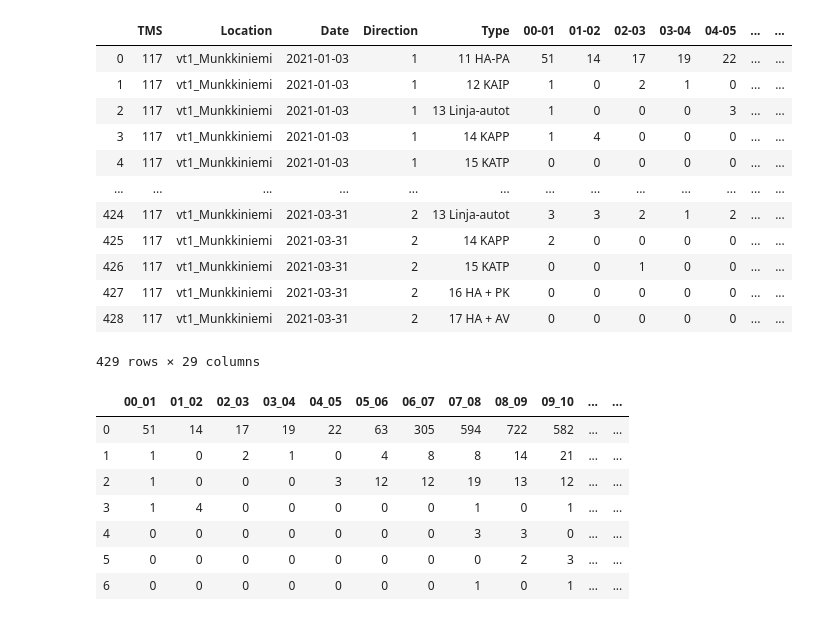
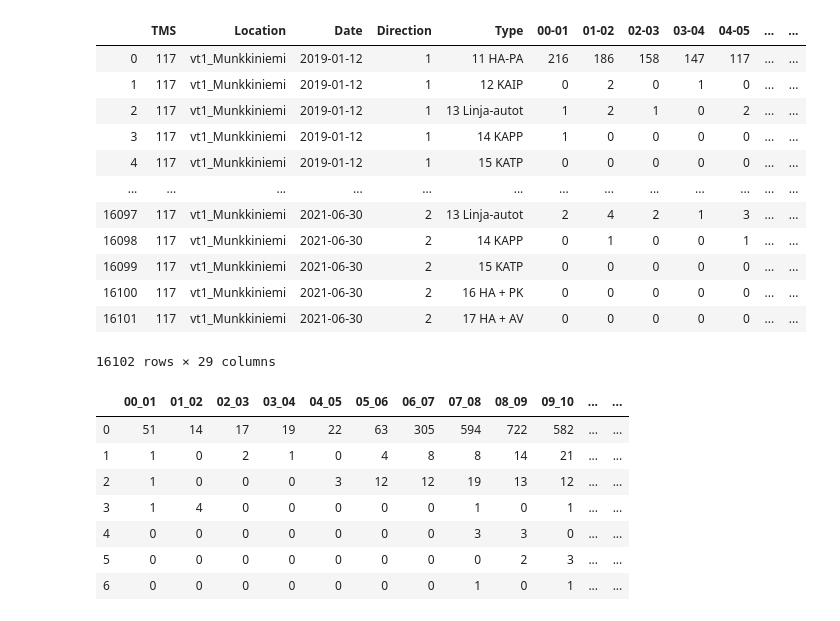
Before and after one commit to albertonietos/helsinki-traffic-prediction, a Jupyter notebook: project.ipynb, the cells around one changed output. Drawn from its saved outputs; the diff is of its cells as text; code cells hidden in the pictures.

```diff
--- a/project.ipynb
+++ b/project.ipynb
@@ -49,3 +49,39 @@ def load_data(filepath):
 data = load_data('117_vt1_Munkkiniemi_20210301_20210331.xls')
 # %%
 groups = data.groupby(['Date','Type'])
+# %%
+import requests
+import re
+from bs4 import BeautifulSoup
+
+def get_file_paths(url, params={}, years = r'(.*2020[0-9]{4}.*|.*2021[0-9]{4}.*)'):
+    response = requests.get(url, params=params)
+    if response.ok:
+        response_text = response.text
+    else:
+        return response.raise_for_status()
+    soup = BeautifulSoup(response_text, 'html.parser')
+    parent = [url + node.get('href') for node in soup.find_all('a') if node.get('href').endswith(ext)]
+    r = re.compile(years)
+    filenames = []
+
+    folders =  list(filter(r.search, parent))
+    for folder in folders:
+        response = requests.get(folder, params=params)
+        if response.ok:
+            response_text = response.text
+        else:
+            return response.raise_for_status()
+        soup = BeautifulSoup(response_text, 'html.parser')
+        parent = [url + node.get('href') for node in soup.find_all('a')]
+        station = ".*117.*Munkkiniemi.*"
+        r = re.compile(station)
+        file =  list(filter(r.match, parent))
+        # Each folder has two instances of the same file. We only need to have one of them to reduce number of duplicates
+        if file:
+            filenames.append(str(folder + file[0].split("/")[-1]))
+    return filenames
+
+url = 'https://aineistot.vayla.fi/lam/reports/LAM/'
+result = get_file_paths(url)
+result
@@ -52,21 +106,27 @@ groups = data.groupby(['Date','Type'])
 # %%
 stats = groups.describe()
-# %%
-data
-# %% [output]
-|  | TMS | Location | Date | Direction | Type | 00-01 | 01-02 | 02-03 | 03-04 | 04-05 | ... | ... |
-| 0 | 117 | vt1_Munkkiniemi | 2021-01-03 | 1 | 11 HA-PA | 51 | 14 | 17 | 19 | 22 | ... | ... |
-| 1 | 117 | vt1_Munkkiniemi | 2021-01-03 | 1 | 12 KAIP | 1 | 0 | 2 | 1 | 0 | ... | ... |
-| 2 | 117 | vt1_Munkkiniemi | 2021-01-03 | 1 | 13 Linja-autot | 1 | 0 | 0 | 0 | 3 | ... | ... |
-| 3 | 117 | vt1_Munkkiniemi | 2021-01-03 | 1 | 14 KAPP | 1 | 4 | 0 | 0 | 0 | ... | ... |
-| 4 | 117 | vt1_Munkkiniemi | 2021-01-03 | 1 | 15 KATP | 0 | 0 | 0 | 0 | 0 | ... | ... |
-| ... | ... | ... | ... | ... | ... | ... | ... | ... | ... | ... | ... | ... |
-| 424 | 117 | vt1_Munkkiniemi | 2021-03-31 | 2 | 13 Linja-autot | 3 | 3 | 2 | 1 | 2 | ... | ... |
-| 425 | 117 | vt1_Munkkiniemi | 2021-03-31 | 2 | 14 KAPP | 2 | 0 | 0 | 0 | 0 | ... | ... |
-| 426 | 117 | vt1_Munkkiniemi | 2021-03-31 | 2 | 15 KATP | 0 | 0 | 1 | 0 | 0 | ... | ... |
-| 427 | 117 | vt1_Munkkiniemi | 2021-03-31 | 2 | 16 HA + PK | 0 | 0 | 0 | 0 | 0 | ... | ... |
-| 428 | 117 | vt1_Munkkiniemi | 2021-03-31 | 2 | 17 HA + AV | 0 | 0 | 0 | 0 | 0 | ... | ... |
-429 rows × 29 columns
+# %%
+dfs = []
+for url in result:
+    d = load_data(url)
+    dfs.append(d)
+data_set = pd.concat(dfs, ignore_index=True)
+# %%
+data_set
+# %% [output]
+|  | TMS | Location | Date | Direction | Type | 00-01 | 01-02 | 02-03 | 03-04 | 04-05 | ... | ... |
+| 0 | 117 | vt1_Munkkiniemi | 2019-01-12 | 1 | 11 HA-PA | 216 | 186 | 158 | 147 | 117 | ... | ... |
+| 1 | 117 | vt1_Munkkiniemi | 2019-01-12 | 1 | 12 KAIP | 0 | 2 | 0 | 1 | 0 | ... | ... |
+| 2 | 117 | vt1_Munkkiniemi | 2019-01-12 | 1 | 13 Linja-autot | 1 | 2 | 1 | 0 | 2 | ... | ... |
+| 3 | 117 | vt1_Munkkiniemi | 2019-01-12 | 1 | 14 KAPP | 1 | 0 | 0 | 0 | 0 | ... | ... |
+| 4 | 117 | vt1_Munkkiniemi | 2019-01-12 | 1 | 15 KATP | 0 | 0 | 0 | 0 | 0 | ... | ... |
+| ... | ... | ... | ... | ... | ... | ... | ... | ... | ... | ... | ... | ... |
+| 16097 | 117 | vt1_Munkkiniemi | 2021-06-30 | 2 | 13 Linja-autot | 2 | 4 | 2 | 1 | 3 | ... | ... |
+| 16098 | 117 | vt1_Munkkiniemi | 2021-06-30 | 2 | 14 KAPP | 0 | 1 | 0 | 0 | 1 | ... | ... |
+| 16099 | 117 | vt1_Munkkiniemi | 2021-06-30 | 2 | 15 KATP | 0 | 0 | 0 | 0 | 0 | ... | ... |
+| 16100 | 117 | vt1_Munkkiniemi | 2021-06-30 | 2 | 16 HA + PK | 0 | 0 | 0 | 0 | 0 | ... | ... |
+| 16101 | 117 | vt1_Munkkiniemi | 2021-06-30 | 2 | 17 HA + AV | 0 | 0 | 0 | 0 | 0 | ... | ... |
+16102 rows × 29 columns
 # %%
 snapshot = data[(data.Date=='2021-01-03')]
 # %%
```
Also changed, not shown: parts of 2 cells of this notebook.
